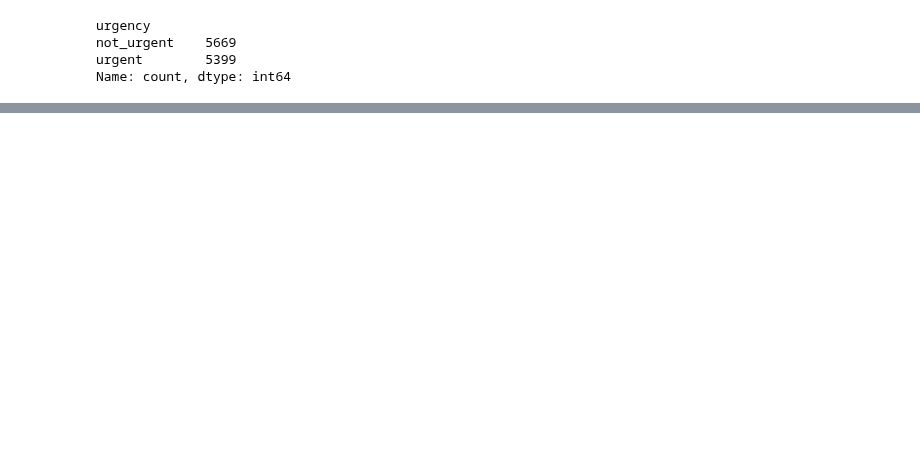
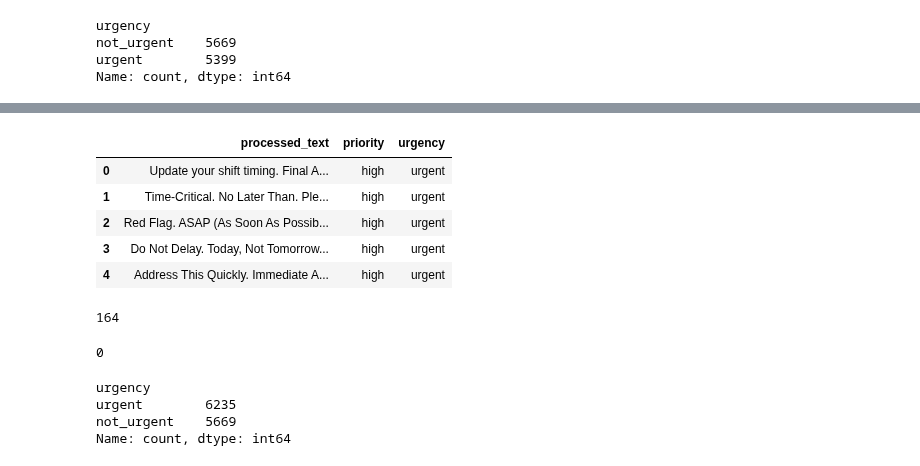
Before and after one commit to Kripa8702/Text-Classifier---Urgent-vs.-No-Urgent, a Jupyter notebook: analysis/data_preparation.ipynb, the cells around one changed output, grey strips where cells are left out. Drawn from its saved outputs; the diff is of its cells as text; code cells hidden in the pictures; blank space fills up the shorter version.

```diff
--- a/analysis/data_preparation.ipynb
+++ b/analysis/data_preparation.ipynb
@@ -256,0 +233,3 @@ df_combined.sample(3)
+# %%
+df_chatgpt_2 = pd.read_csv("../csv/urgent_messages_chatgpt_2.csv")
+df_chatgpt_2.head()
@@ -257,2 +243,33 @@ df_combined.sample(3)
+# %%
+df_chatgpt_2.rename(columns={'text': 'processed_text'}, inplace=True)
+df_chatgpt_2['urgency'] = df_chatgpt_2.level.apply(lambda x: 'urgent' if x == 1 else 0)
+df_chatgpt_2['priority'] = df_chatgpt_2.level.apply(lambda x: 'high' if x == 1 else 'low')
+
+df_chatgpt_2 = df_chatgpt_2[['processed_text', 'priority', 'urgency']]
+df_chatgpt_2.head()
+# %% [output]
+|  | processed_text | priority | urgency |
+| 0 | Update your shift timing. Final A... | high | urgent |
+| 1 | Time-Critical. No Later Than. Ple... | high | urgent |
+| 2 | Red Flag. ASAP (As Soon As Possib... | high | urgent |
+| 3 | Do Not Delay. Today, Not Tomorrow... | high | urgent |
+| 4 | Address This Quickly. Immediate A... | high | urgent |
+# %%
+df_chatgpt_2.duplicated(subset=['processed_text']).sum()
+# %% [output]
+164
+# %%
+df_chatgpt_2.drop_duplicates(subset=['processed_text'], inplace=True)
+df_chatgpt_2.duplicated(subset=['processed_text']).sum()
+# %% [output]
+0
+# %%
+df_combined = pd.concat([df_combined, df_chatgpt_2], axis=0)
+df_combined.urgency.value_counts()
+# %% [output]
+urgency
+urgent        6235
+not_urgent    5669
+Name: count, dtype: int64
 # %%
 df_combined.to_csv('../csv/oversampled_data.csv', index=False)
```
Also changed, not shown: parts of 11 cells of this notebook, 13 other files.
